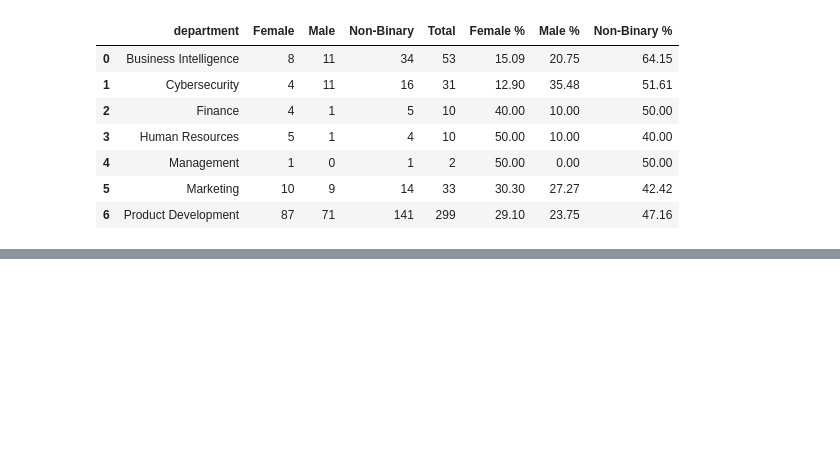
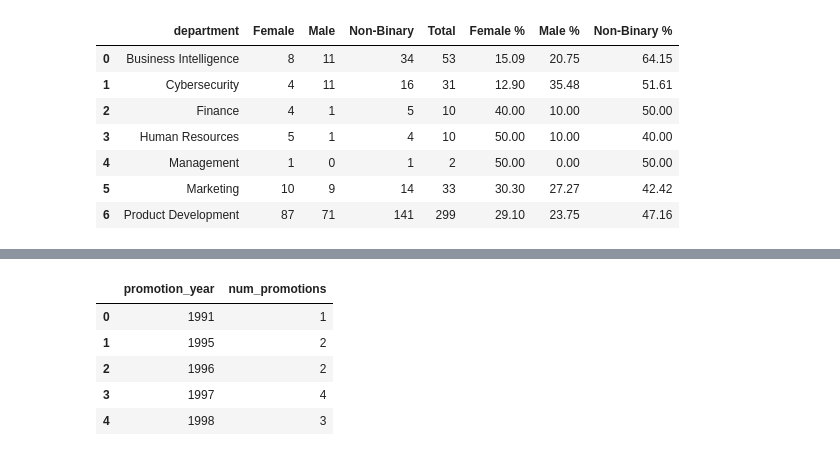
Before and after one commit to jianxinz233/hr-analytics-redi, a Jupyter notebook: python-version/notebooks/02_eda_and_kpis.ipynb, the cells around one changed output, grey strips where cells are left out. Saved outputs shown, nothing was run; the diff lists cells and outputs as text; code cells hidden in the pictures; blank space fills up the shorter version.

```diff
--- a/python-version/notebooks/02_eda_and_kpis.ipynb
+++ b/python-version/notebooks/02_eda_and_kpis.ipynb
@@ -327,0 +397,18 @@ gender_dept.to_csv('../../outputs/summary_tables/gender_distribution_by_departme
+# %%
+# Promotions over time
+promotions['promotion_year'] = pd.to_datetime(promotions['start_date']).dt.year
+
+promotions_by_year = (
+    promotions.groupby('promotion_year')
+    .size()
+    .reset_index(name='num_promotions')
+)
+
+display(promotions_by_year.head())
+# %% [output]
+|  | promotion_year | num_promotions |
+| 0 | 1991 | 1 |
+| 1 | 1995 | 2 |
+| 2 | 1996 | 2 |
+| 3 | 1997 | 4 |
+| 4 | 1998 | 3 |
```
Also changed, not shown: parts of 10 cells of this notebook, 2 other files.
